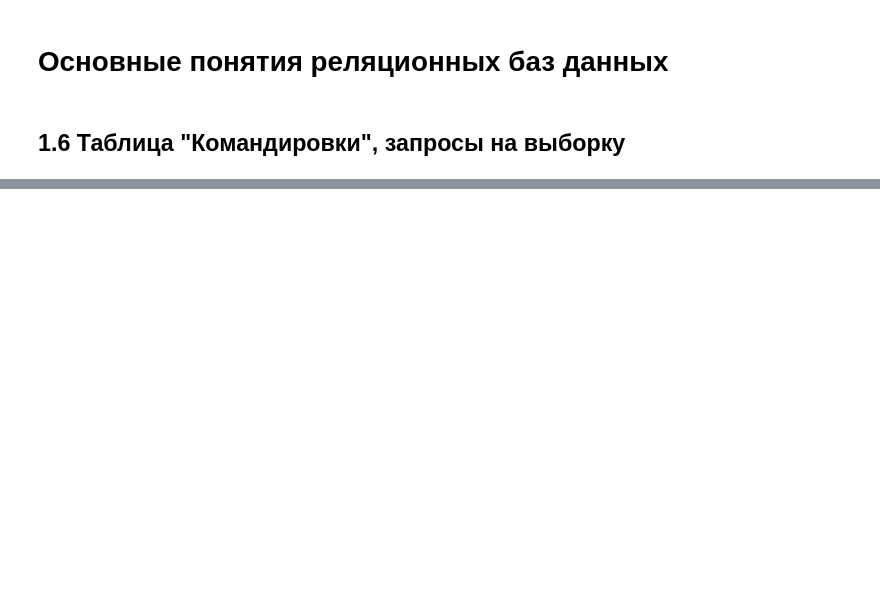
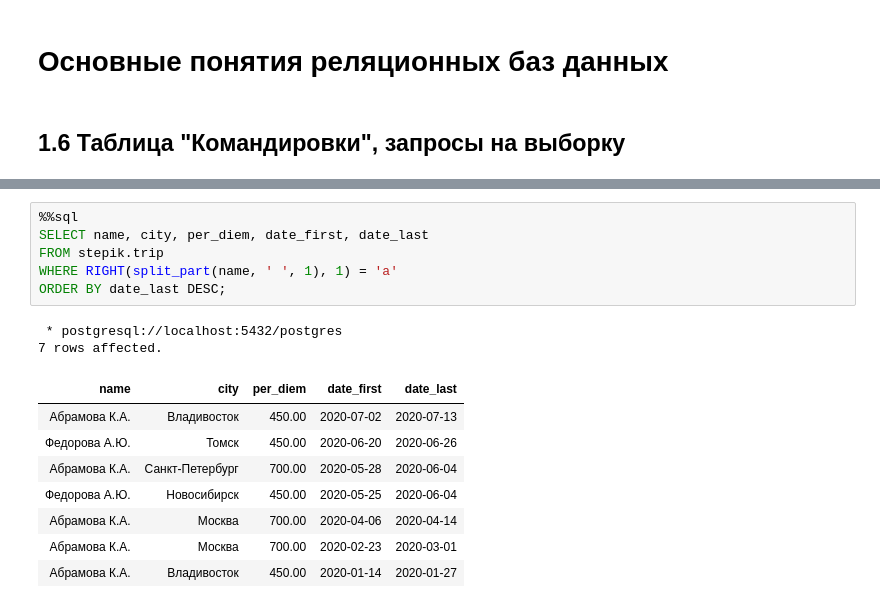
Before and after one commit to IsFilimonov/LearningPath, a Jupyter notebook: 2021/Stepik_Interactive-SQL-Simulator/Chapter_1b.ipynb, the cells around one changed output, grey strips where cells are left out. Drawn from its saved outputs; the diff is of its cells as text; blank space fills up the shorter version.

```diff
--- a/2021/Stepik_Interactive-SQL-Simulator/Chapter_1b.ipynb
+++ b/2021/Stepik_Interactive-SQL-Simulator/Chapter_1b.ipynb
@@ -117,0 +228,17 @@ ORDER BY 'столбец, по которому хотим отсортиров
+# %%
+%%sql
+SELECT name, city, per_diem, date_first, date_last
+FROM stepik.trip
+WHERE RIGHT(split_part(name, ' ', 1), 1) = 'а'
+ORDER BY date_last DESC;
+# %% [output]
+ * postgresql://localhost:5432/postgres
+7 rows affected.
+| name | city | per_diem | date_first | date_last |
+| Абрамова К.А. | Владивосток | 450.00 | 2020-07-02 | 2020-07-13 |
+| Федорова А.Ю. | Томск | 450.00 | 2020-06-20 | 2020-06-26 |
+| Абрамова К.А. | Санкт-Петербург | 700.00 | 2020-05-28 | 2020-06-04 |
+| Федорова А.Ю. | Новосибирск | 450.00 | 2020-05-25 | 2020-06-04 |
+| Абрамова К.А. | Москва | 700.00 | 2020-04-06 | 2020-04-14 |
+| Абрамова К.А. | Москва | 700.00 | 2020-02-23 | 2020-03-01 |
+| Абрамова К.А. | Владивосток | 450.00 | 2020-01-14 | 2020-01-27 |
```
Also changed, not shown: parts of 27 cells of this notebook.
